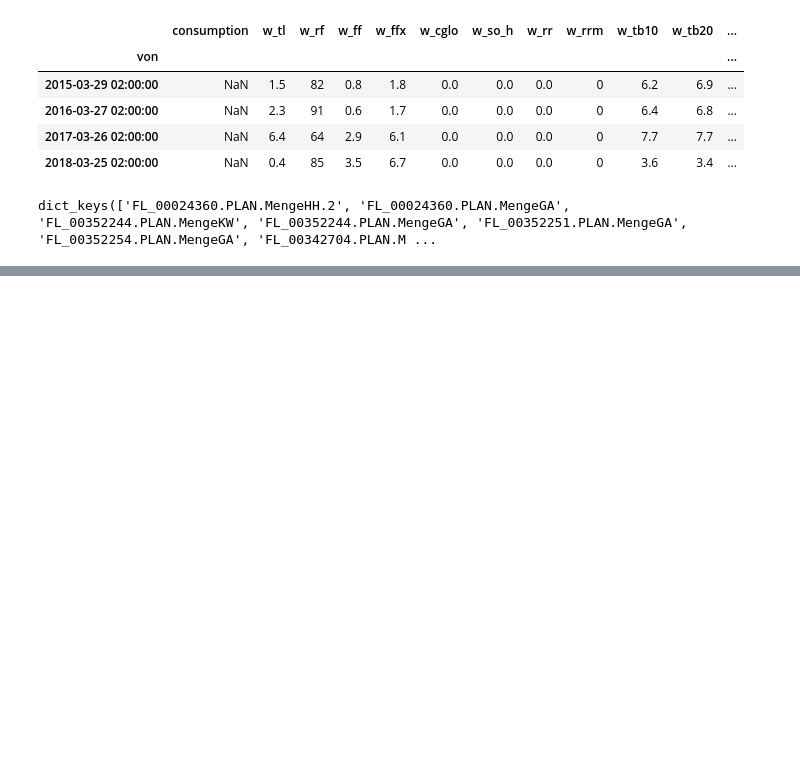
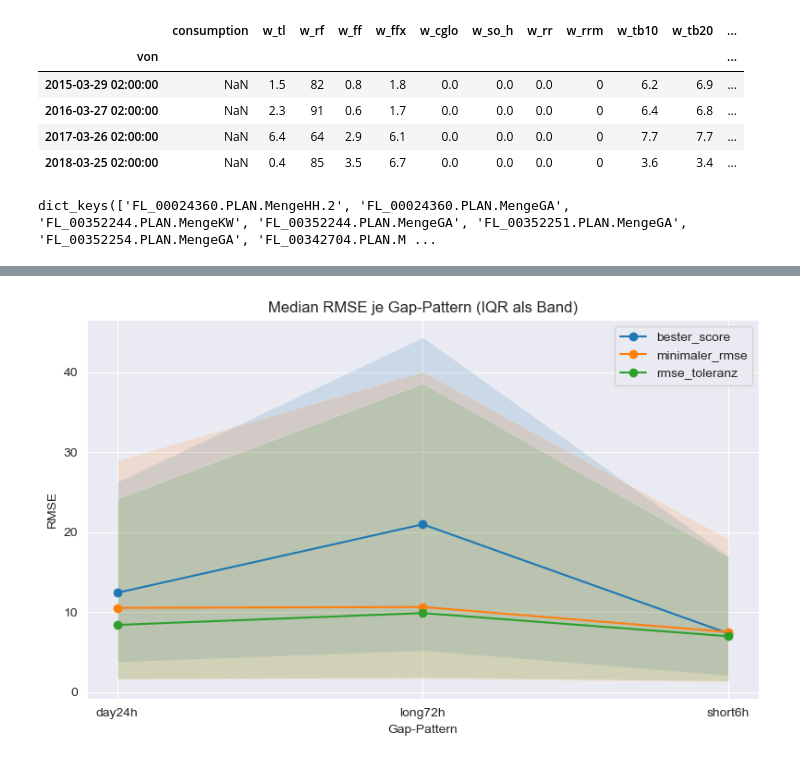
Before and after one commit to johannesgl4d0s/ersatzwerte_project, a Jupyter notebook: notebooks/15_result_analytics.ipynb, the cells around one changed output, grey strips where cells are left out. Saved outputs shown, nothing was run; the diff lists cells and outputs as text; code cells hidden in the pictures; blank space fills up the shorter version.

```diff
--- a/notebooks/15_result_analytics.ipynb
+++ b/notebooks/15_result_analytics.ipynb
@@ -122,0 +179,21 @@ dict_keys(['FL_00024360.PLAN.MengeHH.2', 'FL_00024360.PLAN.MengeGA', 'FL_0035224
+# %%
+pivot_ci = (
+    df.groupby(["gap_pattern","variant"])
+      .agg(rmse_median=("rmse","median"),
+           rmse_q25=("rmse", lambda x: np.nanpercentile(x, 25)),
+           rmse_q75=("rmse", lambda x: np.nanpercentile(x, 75)),
+           n=("rmse", "size"))
+      .reset_index()
+)
+
+plt.figure(figsize=(8,5))
+for v, sub in pivot_ci.groupby("variant"):
+    x = sub["gap_pattern"]
+    y = sub["rmse_median"]
+    y1, y2 = sub["rmse_q25"], sub["rmse_q75"]
+    plt.plot(x, y, marker="o", label=v)
+    plt.fill_between(x, y1, y2, alpha=0.15)
+plt.title("Median RMSE je Gap-Pattern (IQR als Band)")
+plt.xlabel("Gap-Pattern"); plt.ylabel("RMSE"); plt.legend(); plt.tight_layout(); plt.show()
+# %% [output]
+[figure, added]
```
Also changed, not shown: parts of 12 cells of this notebook, 2 other files.
